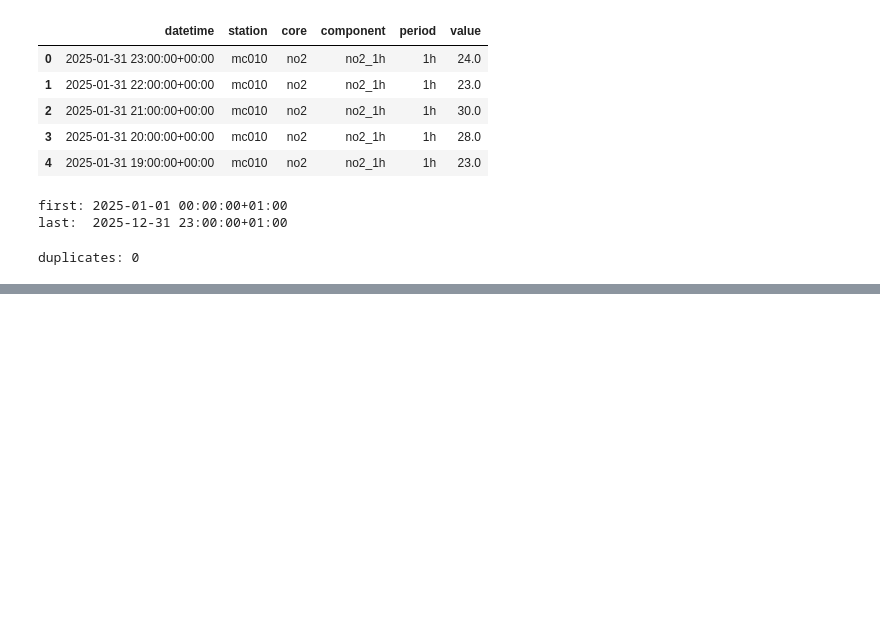
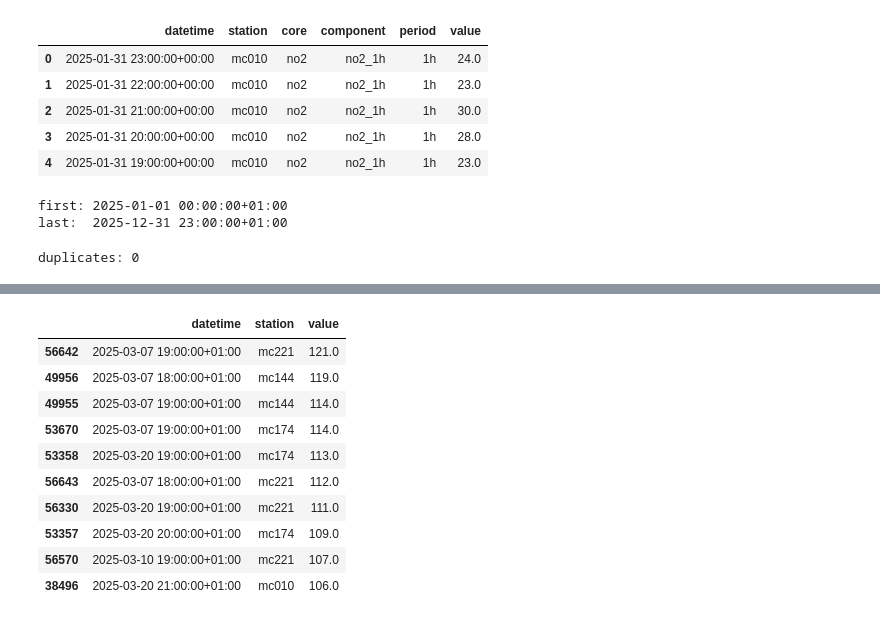
Before and after one commit to petrakuhnle/Air_Quality_Project, a Jupyter notebook: notebooks/01-data.ipynb, the cells around one changed output, grey strips where cells are left out. Saved outputs shown, nothing was run; the diff lists cells and outputs as text; code cells hidden in the pictures; blank space fills up the shorter version.

```diff
--- a/notebooks/01-data.ipynb
+++ b/notebooks/01-data.ipynb
@@ -172,0 +221,15 @@ duplicates: 0
+# %%
+# Top 10 NO₂ hours: one station alone on a random date could be a sensor error
+df[df["core"] == "no2"].nlargest(10, "value")[["datetime", "station", "value"]]
+# %% [output]
+|  | datetime | station | value |
+| 56642 | 2025-03-07 19:00:00+01:00 | mc221 | 121.0 |
+| 49956 | 2025-03-07 18:00:00+01:00 | mc144 | 119.0 |
+| 49955 | 2025-03-07 19:00:00+01:00 | mc144 | 114.0 |
+| 53670 | 2025-03-07 19:00:00+01:00 | mc174 | 114.0 |
+| 53358 | 2025-03-20 19:00:00+01:00 | mc174 | 113.0 |
+| 56643 | 2025-03-07 18:00:00+01:00 | mc221 | 112.0 |
+| 56330 | 2025-03-20 19:00:00+01:00 | mc221 | 111.0 |
+| 53357 | 2025-03-20 20:00:00+01:00 | mc174 | 109.0 |
+| 56570 | 2025-03-10 19:00:00+01:00 | mc221 | 107.0 |
+| 38496 | 2025-03-20 21:00:00+01:00 | mc010 | 106.0 |
```
Also changed, not shown: parts of 9 cells of this notebook.
